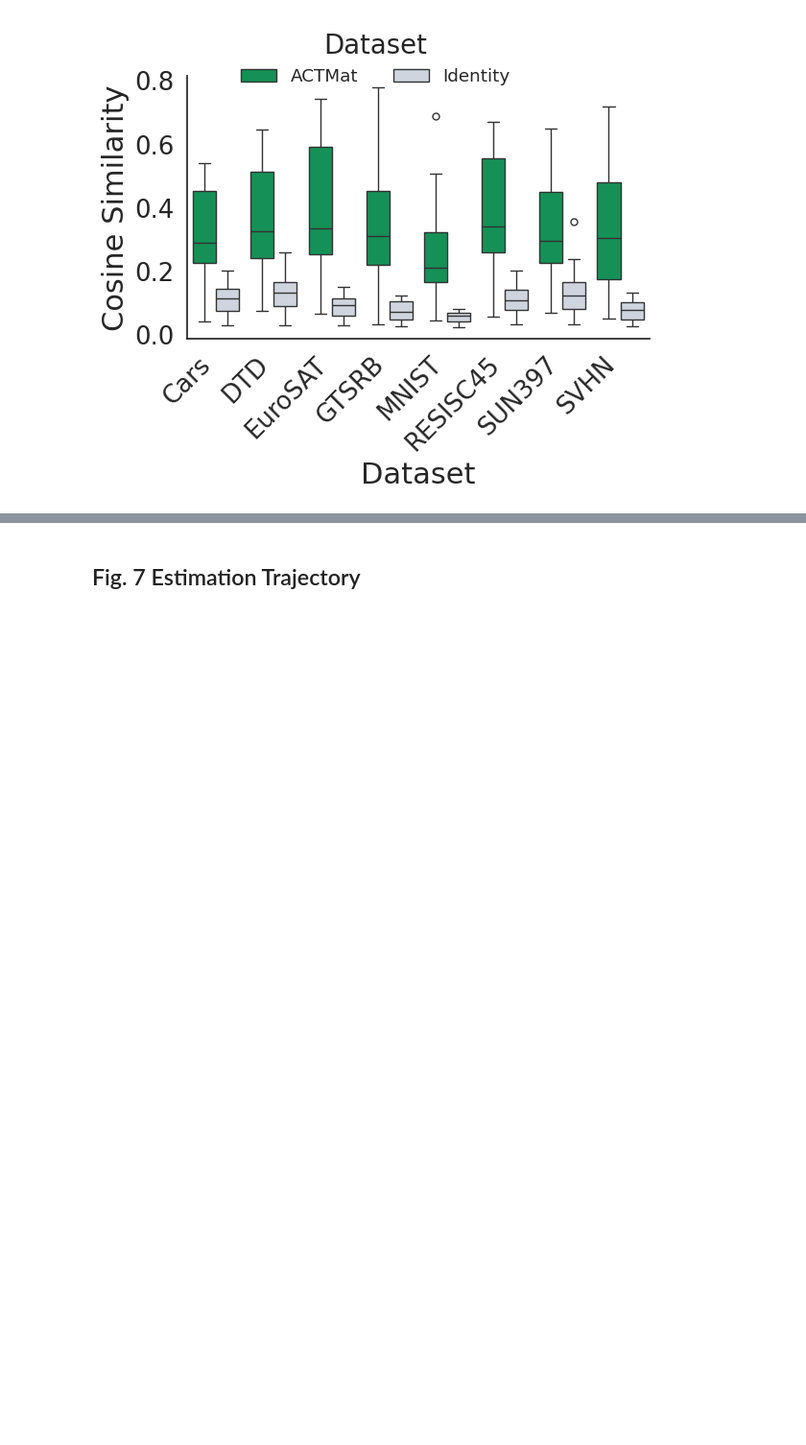
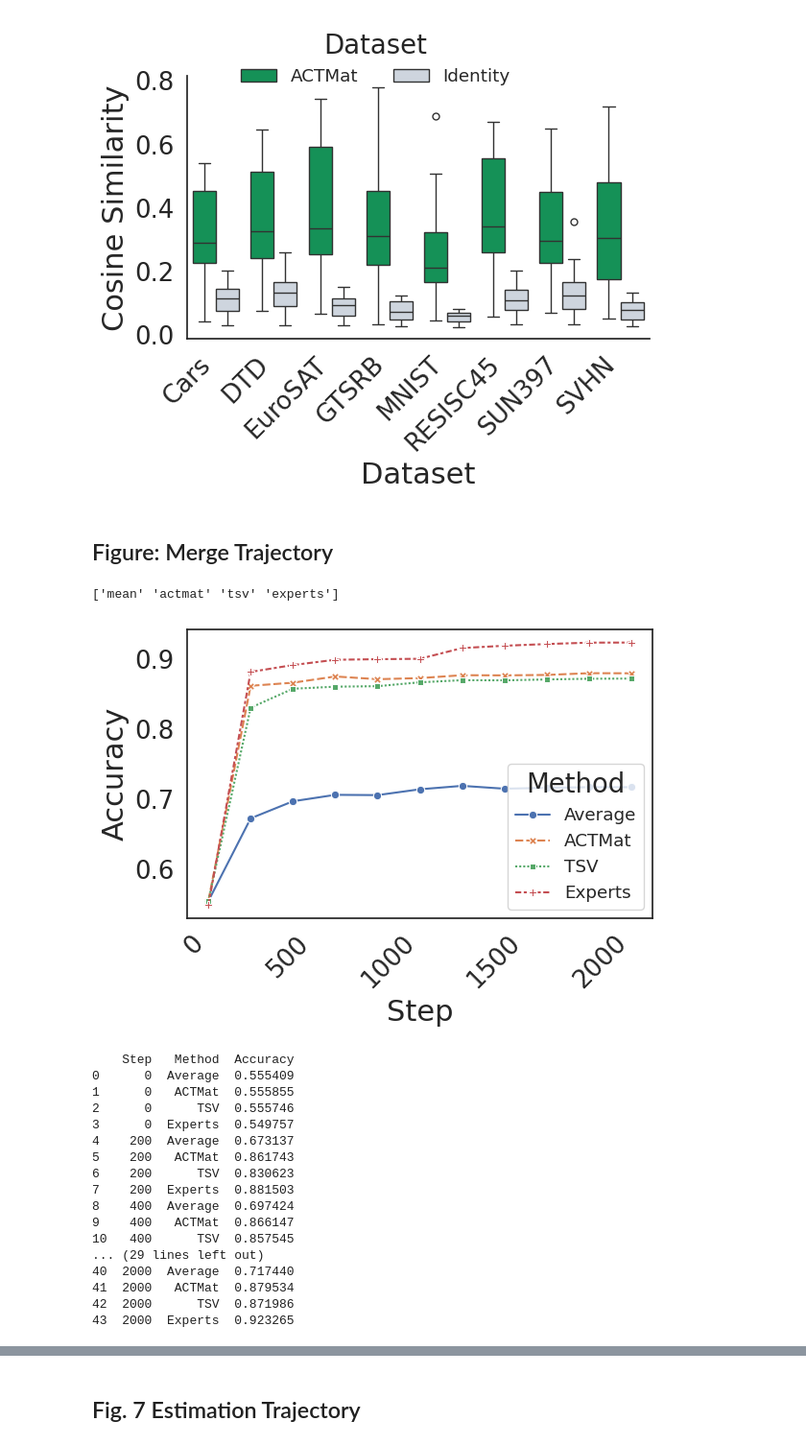
Before and after one commit to marawangamal/actmat, a Jupyter notebook: scripts/analysis.ipynb, the cells around one changed output, grey strips where cells are left out. Shown at 96% size. Drawn from its saved outputs; the diff is of its cells as text; code cells hidden in the pictures; blank space fills up the shorter version.

Commit message:
Exp: add results

```diff
--- a/scripts/analysis.ipynb
+++ b/scripts/analysis.ipynb
@@ -1171,3 +982,5 @@ plt.show()
 plt.close()
 # %% [output]
 [figure]
+# %% [markdown]
+## Figure: Merge Trajectory
@@ -1173,0 +1022,67 @@ plt.close()
+# %%
+import seaborn as sns
+import os
+
+method_to_method = {
+    "zeroshot": "Zeroshot",
+    "experts": "Experts",
+    "regmean": "RegMean",
+    "mean": "Average",
+    "isoc": "Iso-C",
+    "tsv": "TSV",
+    "wudi": "WUDI",
+    "actmat_smons": "ACTMat (SMONS)",
+    "actmat_mons": "ACTMat (MONS)",
+    "actmat": "ACTMat",
+}
+
+df = pd.DataFrame(rows)
+print(df["method"].unique())
+df["method"] = df["method"].apply(lambda x: method_to_method.get(x, x))
+df = df.rename(
+    columns={
+        "acc": "Accuracy",
+        "dataset": "Dataset",
+        "method": "Method",
+        "step": "Step",
+    }
+)
+results_dir = f"../artifacts/results-analysis-drift/ViT-B-16"
+ax = sns.lineplot(
+    df,
+    x="Step",
+    y="Accuracy",
+    hue="Method",
+    style="Method",
+    markers=True,
+)
+
+plt.xticks(rotation=45, ha="right")
+plt.tight_layout()
+plt.savefig(
+    os.path.join(results_dir, "acc_trajectory.pdf"),
+    bbox_inches="tight",
+)
+plt.show()
+plt.close()
+print(df)
+# %% [output]
+['mean' 'actmat' 'tsv' 'experts']
+[figure, added]
+    Step   Method  Accuracy
+0      0  Average  0.555409
+1      0   ACTMat  0.555855
+2      0      TSV  0.555746
+3      0  Experts  0.549757
+4    200  Average  0.673137
+5    200   ACTMat  0.861743
+6    200      TSV  0.830623
+7    200  Experts  0.881503
+8    400  Average  0.697424
+9    400   ACTMat  0.866147
+10   400      TSV  0.857545
+... (29 lines left out)
+40  2000  Average  0.717440
+41  2000   ACTMat  0.879534
+42  2000      TSV  0.871986
+43  2000  Experts  0.923265
```
Also changed, not shown: parts of 33 cells of this notebook, 52 other files.
